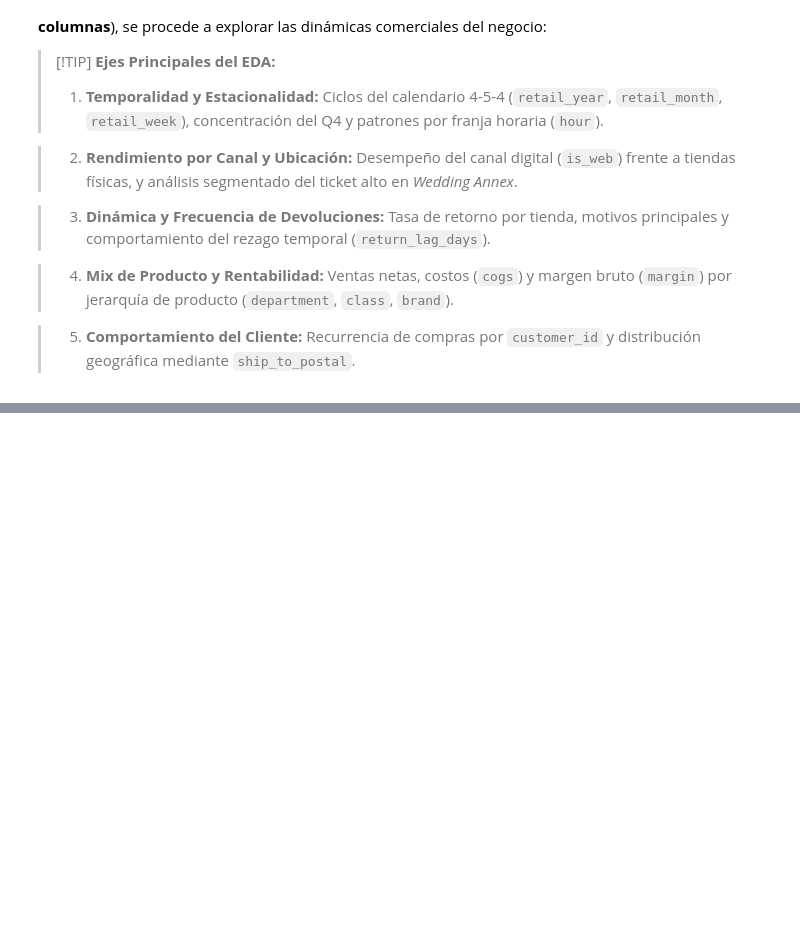
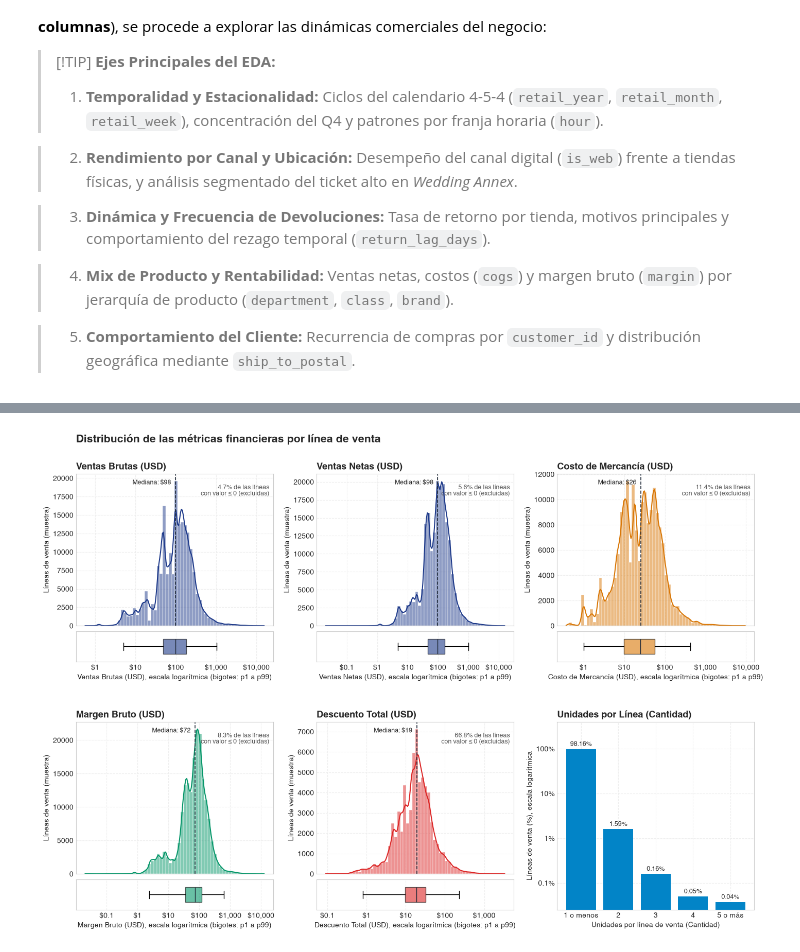
Before and after one commit to geramargonzalez/sales-revenue-datascience, a Jupyter notebook: sales-revenue-jewery.ipynb, the cells around one changed output, grey strips where cells are left out. Saved outputs shown, nothing was run; the diff lists cells and outputs as text; code cells hidden in the pictures; blank space fills up the shorter version.

```diff
--- a/sales-revenue-jewery.ipynb
+++ b/sales-revenue-jewery.ipynb
@@ -514,0 +895,61 @@ Una vez garantizada la calidad, consistencia contable y completitud del dataset
+# %%
+# Distribución de las variables financieras en las líneas de venta (escala logarítmica)
+# Se usa una muestra aleatoria de 200,000 líneas para estimar la densidad (KDE) con agilidad
+muestra_ventas = ventas_fin.sample(200_000, random_state=42)
+
+paneles = [
+    ('gross_sales', 'Ventas Brutas (USD)', COLOR_PRIMARIO),
+    ('net_sales', 'Ventas Netas (USD)', COLOR_PRIMARIO),
+    ('cogs', 'Costo de Mercancía (USD)', COLOR_COSTO),
+    ('margin', 'Margen Bruto (USD)', COLOR_MARGEN),
+    ('discount_total', 'Descuento Total (USD)', COLOR_ALERTA)
+]
+
+fig = plt.figure(figsize=(17, 11))
+rejilla = fig.add_gridspec(2, 3, hspace=0.32, wspace=0.22)
+
+for i, (columna, etiqueta, color) in enumerate(paneles):
+    celda = rejilla[i // 3, i % 3].subgridspec(2, 1, height_ratios=[5, 1], hspace=0.06)
+    ax_hist = fig.add_subplot(celda[0])
+    ax_caja = fig.add_subplot(celda[1], sharex=ax_hist)
+
+    positivos = muestra_ventas.loc[muestra_ventas[columna] > 0, columna]
+    pct_no_positivo = (ventas_fin[columna] <= 0).mean() * 100
+    mediana = ventas_fin.loc[ventas_fin[columna] > 0, columna].median()
+
+    sns.histplot(x=positivos, bins=60, log_scale=True, kde=True, color=color, edgecolor='white', linewidth=0.3, ax=ax_hist)
+    ax_hist.axvline(mediana, color='#1f2937', linestyle='--', linewidth=1.2)
+    ax_hist.annotate(f'Mediana: ${mediana:,.0f}', (mediana, 0.93), xycoords=('data', 'axes fraction'),
+                     xytext=(-6, 0), textcoords='offset points', ha='right', fontsize=9)
+    ax_hist.set_title(etiqueta, loc='left', fontsize=13, fontweight='bold')
+    ax_hist.set_xlabel('')
+    ax_hist.set_ylabel('Líneas de venta (muestra)')
+    ax_hist.text(0.98, 0.93, f'{pct_no_positivo:.1f}% de las líneas\ncon valor ≤ 0 (excluidas)',
+                 transform=ax_hist.transAxes, ha='right', va='top', fontsize=9, color='#555555')
+    ax_hist.xaxis.set_major_formatter(fmt_dolares)
+    ax_hist.tick_params(axis='x', which='both', labelbottom=False)
+
+    ax_caja.boxplot(positivos, orientation='horizontal', whis=(1, 99), showfliers=False, widths=0.5, patch_artist=True,
+                    boxprops={'facecolor': color, 'alpha': 0.6}, medianprops={'color': '#1f2937'})
+    ax_caja.tick_params(axis='x', which='minor', labelbottom=False)
+    ax_caja.set_xlabel(f'{etiqueta}, escala logarítmica (bigotes: p1 a p99)')
+    ax_caja.set_yticks([])
+
+# Panel de unidades por línea: variable discreta concentrada en 1
+ax_qty = fig.add_subplot(rejilla[1, 2])
+tramos_qty = pd.cut(ventas_fin['qty'], bins=[0, 1, 2, 3, 4, np.inf], labels=['1 o menos', '2', '3', '4', '5 o más'])
+pct_qty = tramos_qty.value_counts(normalize=True).sort_index() * 100
+barras = ax_qty.bar(pct_qty.index.astype(str), pct_qty.values, color=COLOR_WEB)
+ax_qty.bar_label(barras, labels=[f'{v:.2f}%' for v in pct_qty.values], padding=3, fontsize=9)
+ax_qty.set_yscale('log')
+ax_qty.set_ylim(top=400)
+ax_qty.yaxis.set_major_formatter(FuncFormatter(lambda y, _: f'{y:g}%'))
+ax_qty.tick_params(axis='y', which='minor', labelleft=False)
+ax_qty.set_title('Unidades por Línea (Cantidad)', loc='left', fontsize=13, fontweight='bold')
+ax_qty.set_xlabel('Unidades por línea de venta (Cantidad)')
+ax_qty.set_ylabel('Líneas de venta (%), escala logarítmica')
+
+fig.suptitle('Distribución de las métricas financieras por línea de venta', x=0.125, ha='left', fontsize=15, fontweight='bold', y=0.95)
+plt.show()
+# %% [output]
+[figure, added]
```
Also changed, not shown: parts of 25 cells of this notebook, 1 other file.
